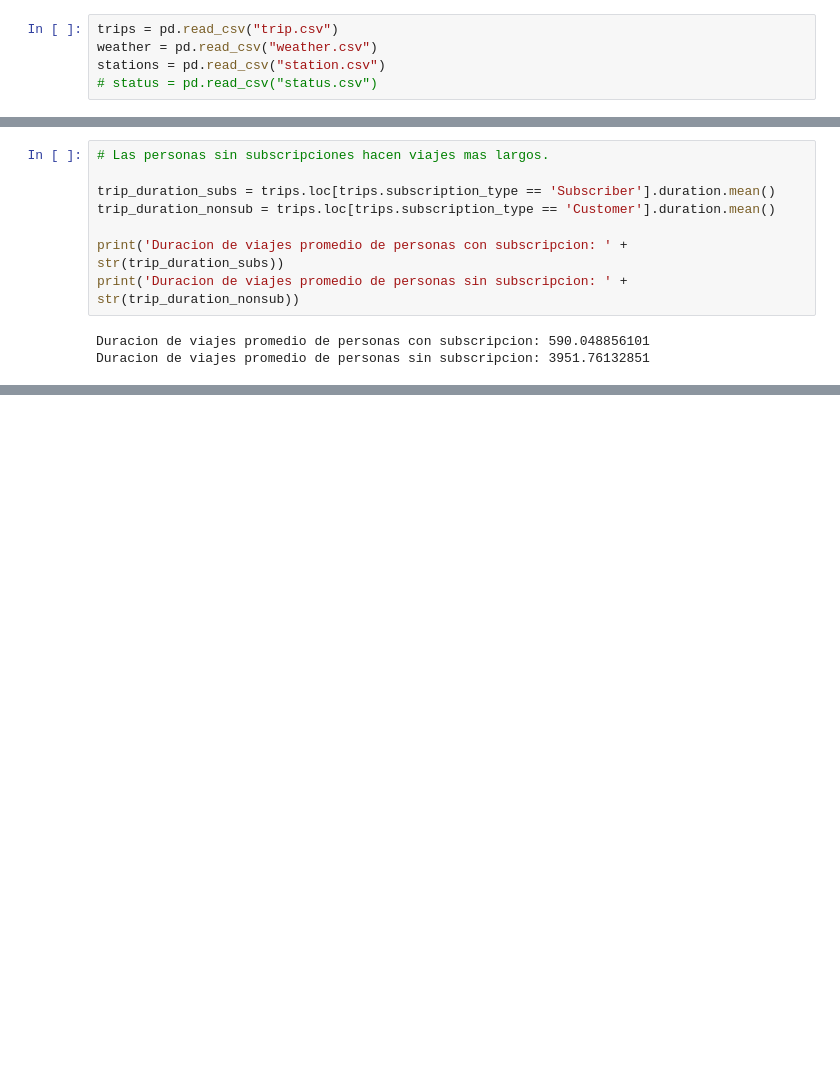
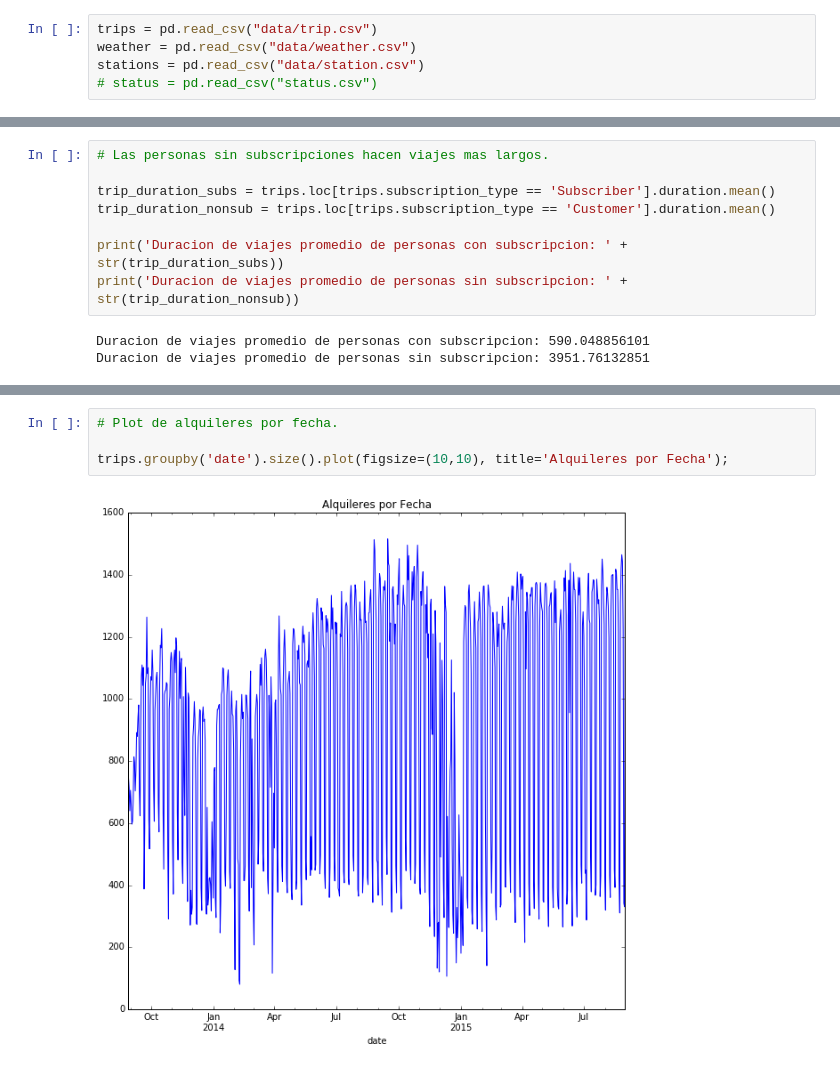
Before and after one commit to bzuker/tp-datos, a Jupyter notebook: TP.ipynb, the cells around one changed output, grey strips where cells are left out. Cells and saved outputs as stored; diff of their text form; blank space fills up the shorter version.

```diff
--- a/TP.ipynb
+++ b/TP.ipynb
@@ -4,9 +4,9 @@ import numpy as np
 import matplotlib as plt
 %matplotlib inline
 # %%
-trips = pd.read_csv("trip.csv")
-weather = pd.read_csv("weather.csv")
-stations = pd.read_csv("station.csv")
+trips = pd.read_csv("data/trip.csv")
+weather = pd.read_csv("data/weather.csv")
+stations = pd.read_csv("data/station.csv")
 # status = pd.read_csv("status.csv")
 # %%
 stations.dtypes
@@ -129,0 +198,6 @@ trips.join(weather, lsuffix='_t', rsuffix='_w', on='date').head()
+# %%
+# Plot de alquileres por fecha.
+
+trips.groupby('date').size().plot(figsize=(10,10), title='Alquileres por Fecha');
+# %% [output]
+[figure, added]
```
Also changed, not shown: parts of 13 cells of this notebook.
